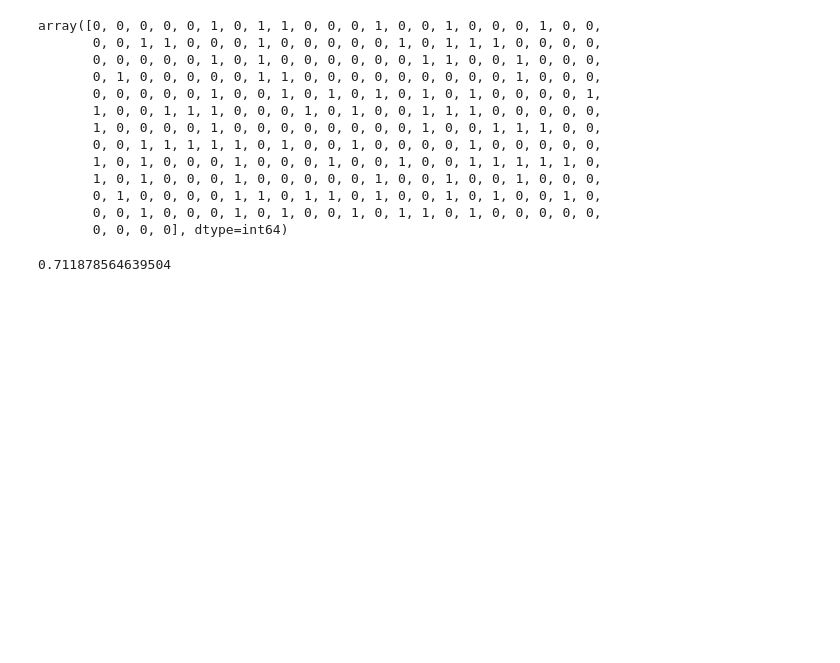
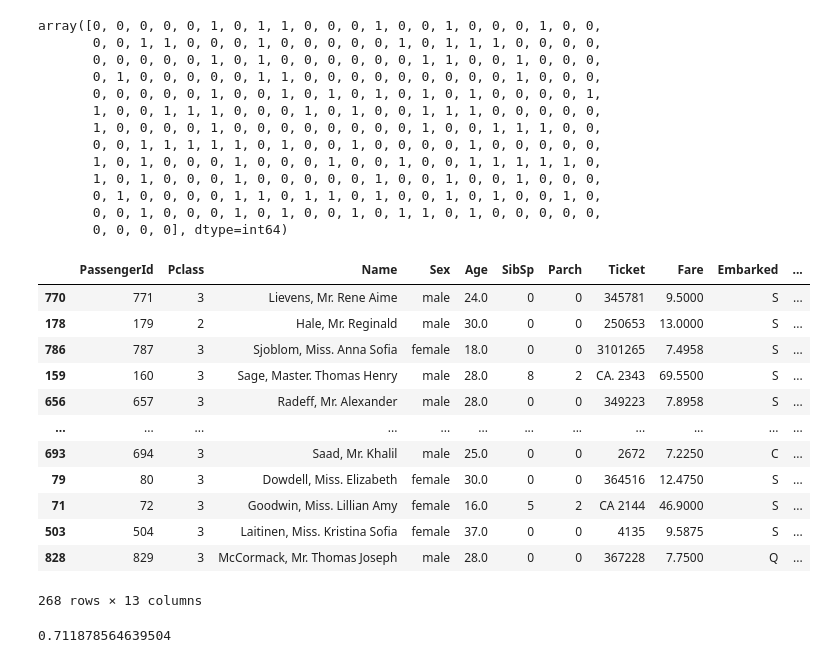
Before and after one commit to jlhernandezgt/ProdDev_ProyectoApis, a Jupyter notebook: PipelineProyectoAPIs.ipynb, the cells around one changed output. Drawn from its saved outputs; the diff is of its cells as text; code cells hidden in the pictures; blank space fills up the shorter version.

```diff
--- a/PipelineProyectoAPIs.ipynb
+++ b/PipelineProyectoAPIs.ipynb
@@ -238,6 +238,22 @@ array([0, 0, 0, 0, 0, 1, 0, 1, 1, 0, 0, 0, 1, 0, 0, 1, 0, 0, 0, 1, 0, 0,
        0, 1, 0, 0, 0, 0, 1, 1, 0, 1, 1, 0, 1, 0, 0, 1, 0, 1, 0, 0, 1, 0,
        0, 0, 1, 0, 0, 0, 1, 0, 1, 0, 0, 1, 0, 1, 1, 0, 1, 0, 0, 0, 0, 0,
        0, 0, 0, 0], dtype=int64)
+# %%
+X_test
+# %% [output]
+|  | PassengerId | Pclass | Name | Sex | Age | SibSp | Parch | Ticket | Fare | Embarked | ... |
+| 770 | 771 | 3 | Lievens, Mr. Rene Aime | male | 24.0 | 0 | 0 | 345781 | 9.5000 | S | ... |
+| 178 | 179 | 2 | Hale, Mr. Reginald | male | 30.0 | 0 | 0 | 250653 | 13.0000 | S | ... |
+| 786 | 787 | 3 | Sjoblom, Miss. Anna Sofia | female | 18.0 | 0 | 0 | 3101265 | 7.4958 | S | ... |
+| 159 | 160 | 3 | Sage, Master. Thomas Henry | male | 28.0 | 8 | 2 | CA. 2343 | 69.5500 | S | ... |
+| 656 | 657 | 3 | Radeff, Mr. Alexander | male | 28.0 | 0 | 0 | 349223 | 7.8958 | S | ... |
+| ... | ... | ... | ... | ... | ... | ... | ... | ... | ... | ... | ... |
+| 693 | 694 | 3 | Saad, Mr. Khalil | male | 25.0 | 0 | 0 | 2672 | 7.2250 | C | ... |
+| 79 | 80 | 3 | Dowdell, Miss. Elizabeth | female | 30.0 | 0 | 0 | 364516 | 12.4750 | S | ... |
+| 71 | 72 | 3 | Goodwin, Miss. Lillian Amy | female | 16.0 | 5 | 2 | CA 2144 | 46.9000 | S | ... |
+| 503 | 504 | 3 | Laitinen, Miss. Kristina Sofia | female | 37.0 | 0 | 0 | 4135 | 9.5875 | S | ... |
+| 828 | 829 | 3 | McCormack, Mr. Thomas Joseph | male | 28.0 | 0 | 0 | 367228 | 7.7500 | Q | ... |
+268 rows × 13 columns
 # %%
 rmseTest_GBC = np.sqrt(mean_squared_error(np.exp(y_test), np.exp(preds_GBC)))
 rmseTest_GBC
```
Also changed, not shown: 2 other files.
